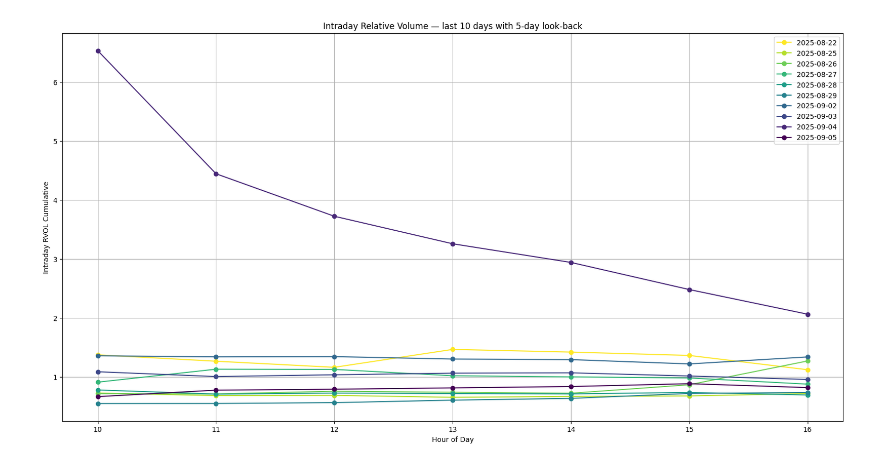
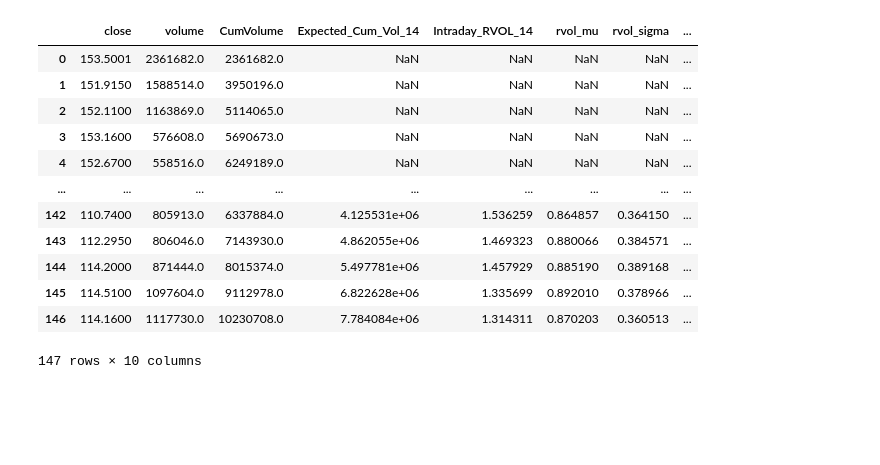
Before and after one commit to LINGUOREN369/ATR-Sigma_RVOL_Strategy, a Jupyter notebook: playground/intraday_test.ipynb, the cells around one changed output. Drawn from its saved outputs; the diff is of its cells as text; code cells hidden in the pictures; blank space fills up the shorter version.

```diff
--- a/playground/intraday_test.ipynb
+++ b/playground/intraday_test.ipynb
@@ -19,8 +19,8 @@ from intraday_viz import(
 	intraday_rvol_viz,
 )
 # %%
-stock_ticker = config.stock_ticker
-look_back_days_hourly = 5
+stock_ticker = config.STOCK_TICKER
+look_back_days_hourly = 14
 # %%
 df_rth = intraday_read_csv_correct_time(config.INTRADAY_FILEPATH)
 # %%
@@ -82,4 +31,2 @@ intraday_rvol_df
-# %%
-intraday_rvol_viz(intraday_rvol_df, look_back_period=look_back_days_hourly, show_n_days=10)
-# %% [output]
-[figure, removed]
+# %%
+sigma_rolling_window = 20
@@ -85,0 +93,17 @@ intraday_rvol_viz(intraday_rvol_df, look_back_period=look_back_days_hourly, show
+# %%
+intraday_rvol_df = intraday_rvol(df_rth, intraday_expected_cum_rvol_df, look_back_days_hourly, sigma_rolling_window, ema=True)
+intraday_rvol_df
+# %% [output]
+|  | close | volume | CumVolume | Expected_Cum_Vol_14 | Intraday_RVOL_14 | rvol_mu | rvol_sigma | ... |
+| 0 | 153.5001 | 2361682.0 | 2361682.0 | NaN | NaN | NaN | NaN | ... |
+| 1 | 151.9150 | 1588514.0 | 3950196.0 | NaN | NaN | NaN | NaN | ... |
+| 2 | 152.1100 | 1163869.0 | 5114065.0 | NaN | NaN | NaN | NaN | ... |
+| 3 | 153.1600 | 576608.0 | 5690673.0 | NaN | NaN | NaN | NaN | ... |
+| 4 | 152.6700 | 558516.0 | 6249189.0 | NaN | NaN | NaN | NaN | ... |
+| ... | ... | ... | ... | ... | ... | ... | ... | ... |
+| 142 | 110.7400 | 805913.0 | 6337884.0 | 4.125531e+06 | 1.536259 | 0.864857 | 0.364150 | ... |
+| 143 | 112.2950 | 806046.0 | 7143930.0 | 4.862055e+06 | 1.469323 | 0.880066 | 0.384571 | ... |
+| 144 | 114.2000 | 871444.0 | 8015374.0 | 5.497781e+06 | 1.457929 | 0.885190 | 0.389168 | ... |
+| 145 | 114.5100 | 1097604.0 | 9112978.0 | 6.822628e+06 | 1.335699 | 0.892010 | 0.378966 | ... |
+| 146 | 114.1600 | 1117730.0 | 10230708.0 | 7.784084e+06 | 1.314311 | 0.870203 | 0.360513 | ... |
+147 rows × 10 columns
```
Also changed, not shown: parts of 8 cells of this notebook, 12 other files.
